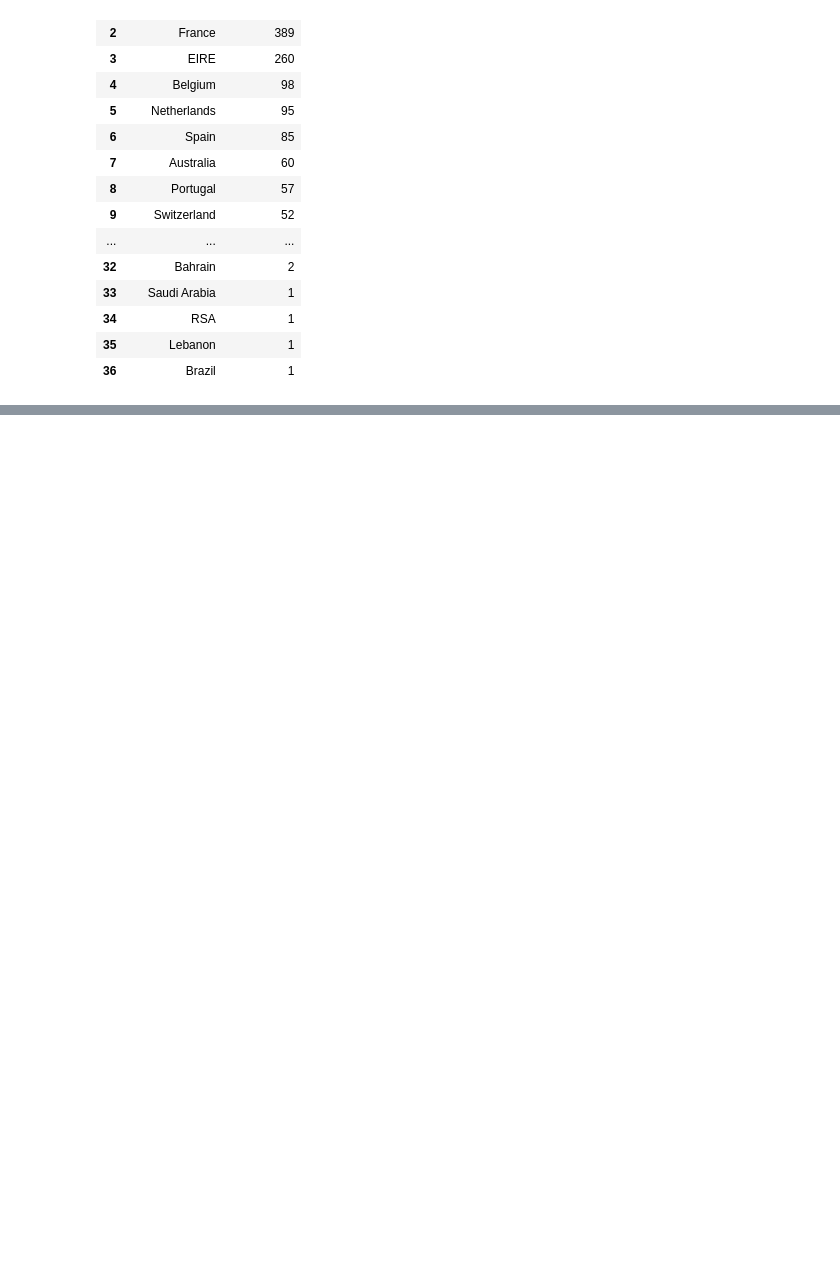
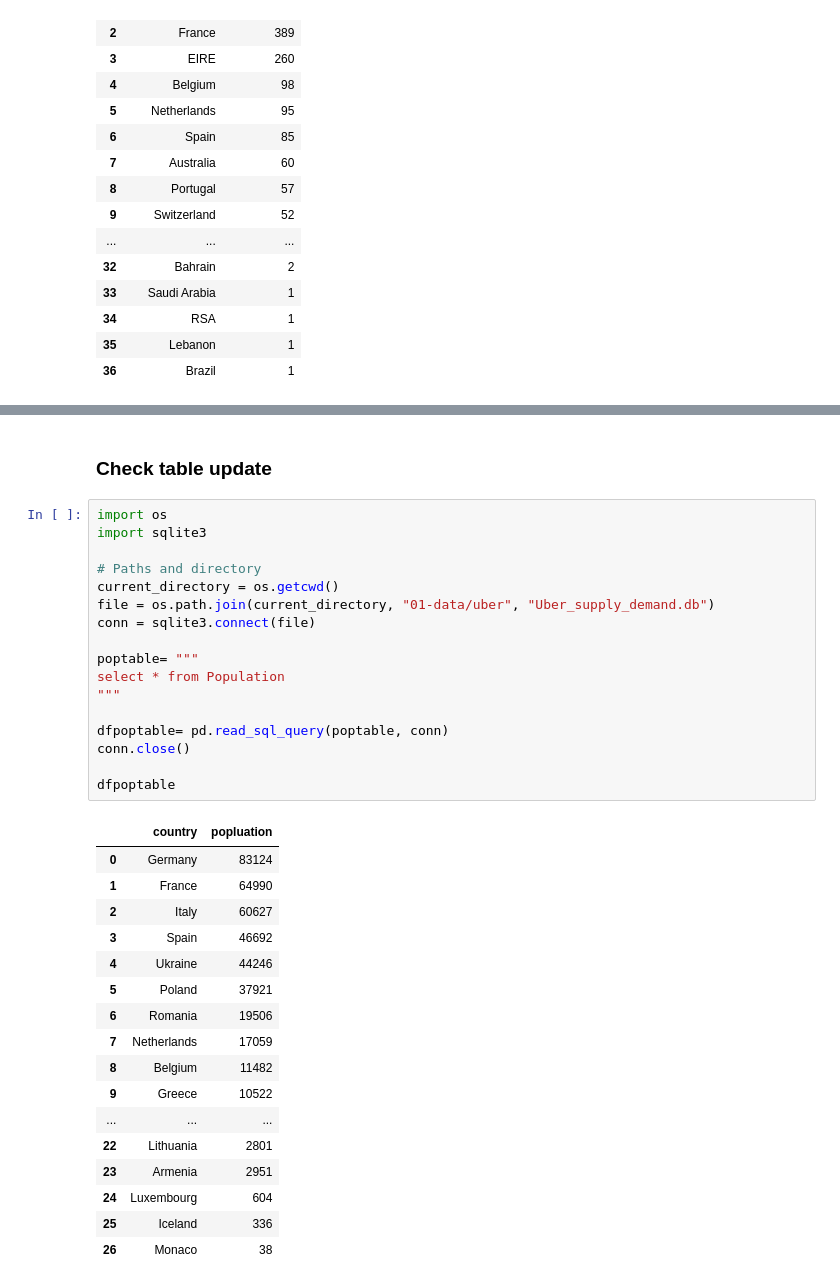
Before and after one commit to Dandata0101/MBS-projects, a Jupyter notebook: workspace_class.ipynb, the cells around one changed output, grey strips where cells are left out. Saved outputs shown, nothing was run; the diff lists cells and outputs as text; blank space fills up the shorter version.

```diff
--- a/workspace_class.ipynb
+++ b/workspace_class.ipynb
@@ -1664,0 +1835,37 @@ dfecomQ5
+# %% [markdown]
+### Check table update
+# %%
+import os
+import sqlite3
+
+# Paths and directory
+current_directory = os.getcwd()
+file = os.path.join(current_directory, "01-data/uber", "Uber_supply_demand.db")
+conn = sqlite3.connect(file)
+
+poptable= """
+select * from Population
+"""
+
+dfpoptable= pd.read_sql_query(poptable, conn)
+conn.close()
+
+dfpoptable
+# %% [output]
+|  | country | popluation |
+| 0 | Germany | 83124 |
+| 1 | France | 64990 |
+| 2 | Italy | 60627 |
+| 3 | Spain | 46692 |
+| 4 | Ukraine | 44246 |
+| 5 | Poland | 37921 |
+| 6 | Romania | 19506 |
+| 7 | Netherlands | 17059 |
+| 8 | Belgium | 11482 |
+| 9 | Greece | 10522 |
+| ... | ... | ... |
+| 22 | Lithuania | 2801 |
+| 23 | Armenia | 2951 |
+| 24 | Luxembourg | 604 |
+| 25 | Iceland | 336 |
+| 26 | Monaco | 38 |
```
Also changed, not shown: parts of 22 cells of this notebook, 2 other files.
